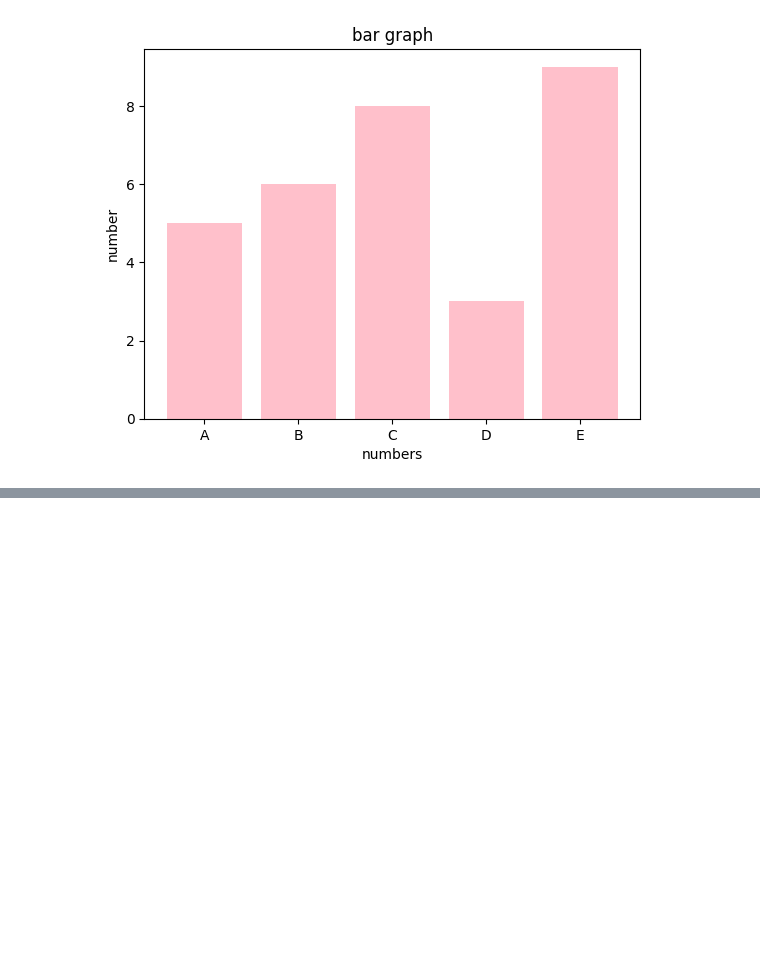
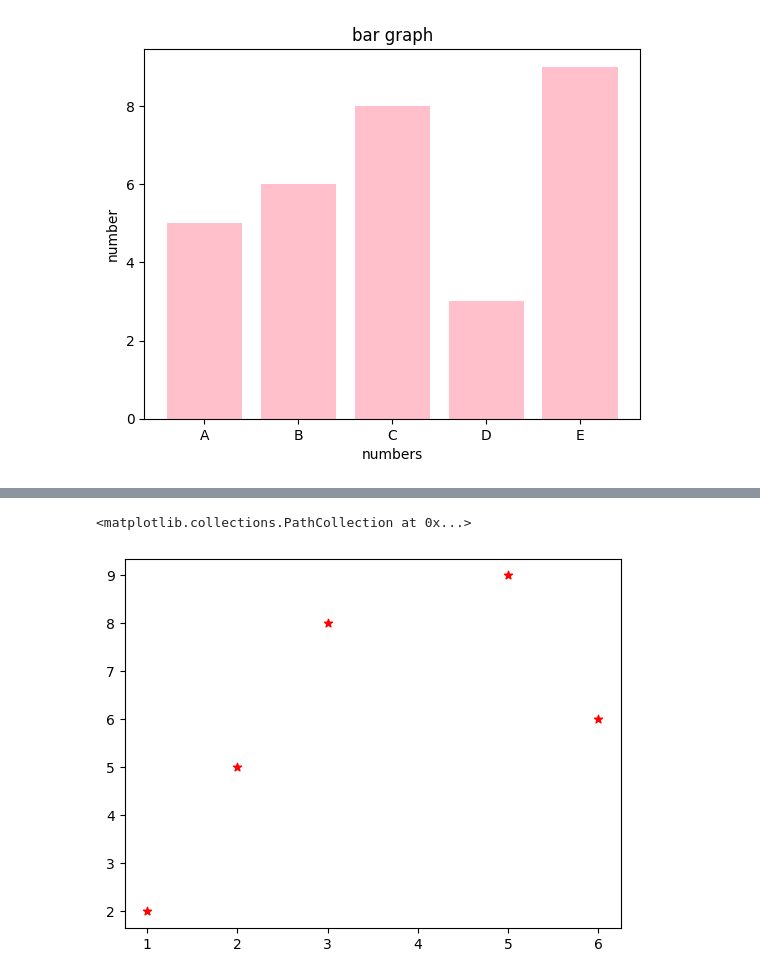
Before and after one commit to Keshavraj52/complete-machine-learning-course, a Jupyter notebook: pandas/matloblib.ipynb, the cells around one changed output, grey strips where cells are left out. Drawn from its saved outputs; the diff is of its cells as text; code cells hidden in the pictures; blank space fills up the shorter version.

```diff
--- a/pandas/matloblib.ipynb
+++ b/pandas/matloblib.ipynb
@@ -128,0 +118,9 @@ data
+# %%
+## create a scatter plot
+
+x=[1,2,3,5,6]
+y=[2,5,8,9,6]
+plt.scatter(x,y,color='red',marker='*')
+# %% [output]
+<matplotlib.collections.PathCollection at 0x...>
+[figure, added]
```
Also changed, not shown: parts of 16 cells of this notebook, 4 other files.
